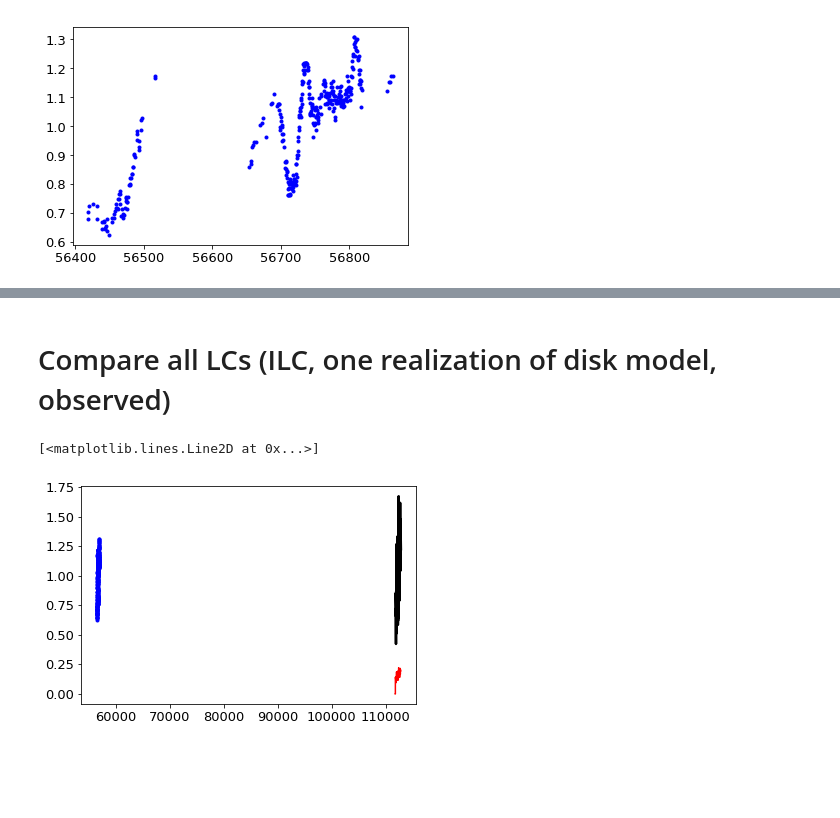
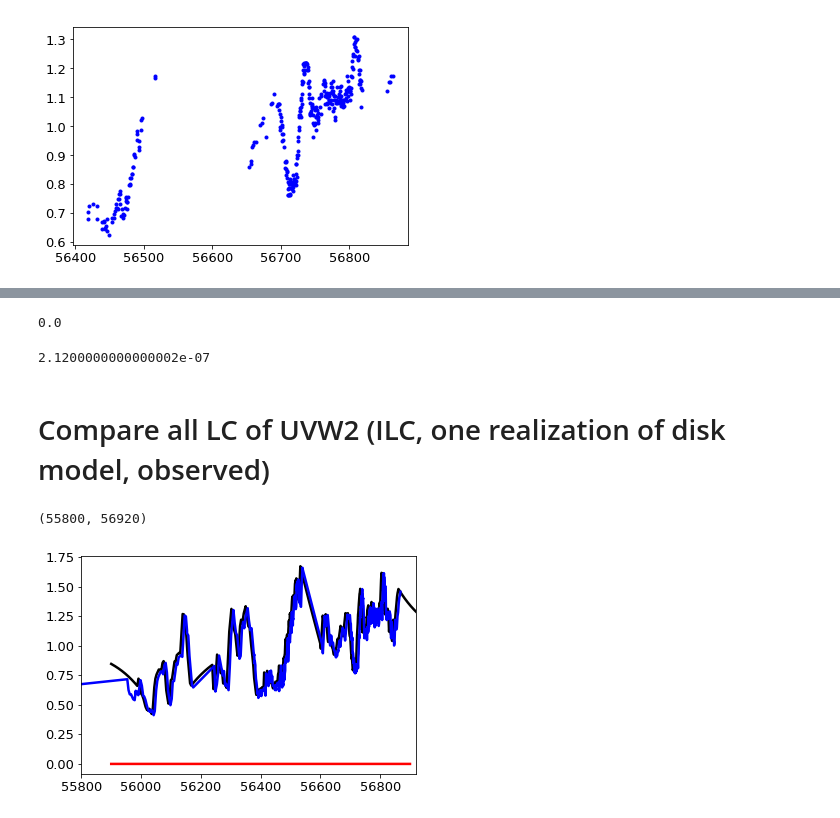
Before and after one commit to husnedereli/Reprocessing_disk, a Jupyter notebook: Compute_UVW2_LC_fitted_with_ADmodel.ipynb, the cells around one changed output, grey strips where cells are left out. Cells and saved outputs as stored; diff of their text form; code cells hidden in the pictures; blank space fills up the shorter version.

```diff
--- a/Compute_UVW2_LC_fitted_with_ADmodel.ipynb
+++ b/Compute_UVW2_LC_fitted_with_ADmodel.ipynb
@@ -402,0 +412,10 @@ plt.plot(time_obs, flux_obs, 'b.', linewidth=2.5)
+# %%
+t_no = []
+flux0_no = []
+for i in range(0,2000):
+    t_no.append(float(0.5*float(i) + 0.0))
+    flux0_no.append(float(0))
+t_no = np.asarray(t_no)
+flux0_no = np.asarray(flux0_no)
+
+ad.LightCurve_no_integration(time_ILC, flux_ILC, len(time_ILC), t_no, flux0_no, len(t_no), 1.0)
@@ -403,2 +436,10 @@ plt.plot(time_obs, flux_obs, 'b.', linewidth=2.5)
+# %%
+flux0_no[150]*clight*(2120)
+# %% [output]
+0.0
+# %%
+(2120*1e-10)
+# %% [output]
+2.1200000000000002e-07
 # %% [markdown]
-# Compare all LCs (ILC, one realization of disk model, observed)
+# Compare all LC of UVW2 (ILC, one realization of disk model, observed)
@@ -409,8 +446,14 @@ Flux_U = flux3*clight*(3440)*1e14
+# %%
+#time_ILC = time_ILC + 55900
+t_no = t_no + 55900
+#time_obs_UVW2 = time_obs_UVW2 + 55900
+Flux_UVW2 = flux0_no*clight*1e14
 # %%
 plt.plot(time_ILC, flux_ILC, 'k', linewidth=2.5)
-plt.plot(t, Flux_U, color = "red")
-plt.plot(time_obs, flux_obs, 'b.', linewidth=2.5)
-#plt.xlim(56400, 56920)
+plt.plot(t_no, Flux_UVW2, 'r', linewidth=2.5)
+plt.plot(time_obs_UVW2, flux_obs_UVW2, 'b', linewidth=2.5)
+plt.xlim(55800, 56920)
+#plt.ylim(1.0, 1.2)
 # %% [output]
-[<matplotlib.lines.Line2D at 0x...>]
+(55800, 56920)
-[figure, old version]
+[figure, new version]
```
Also changed, not shown: parts of 32 cells of this notebook, 1 other file.
